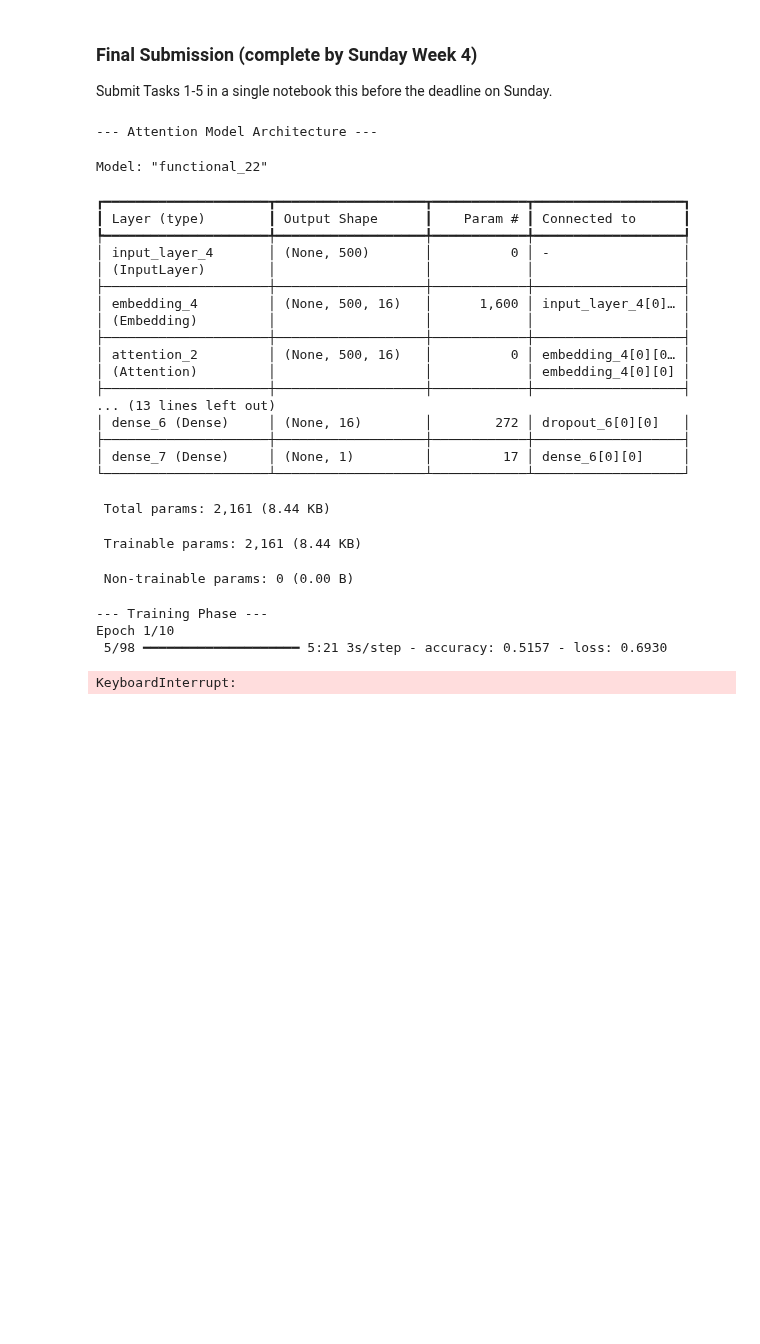
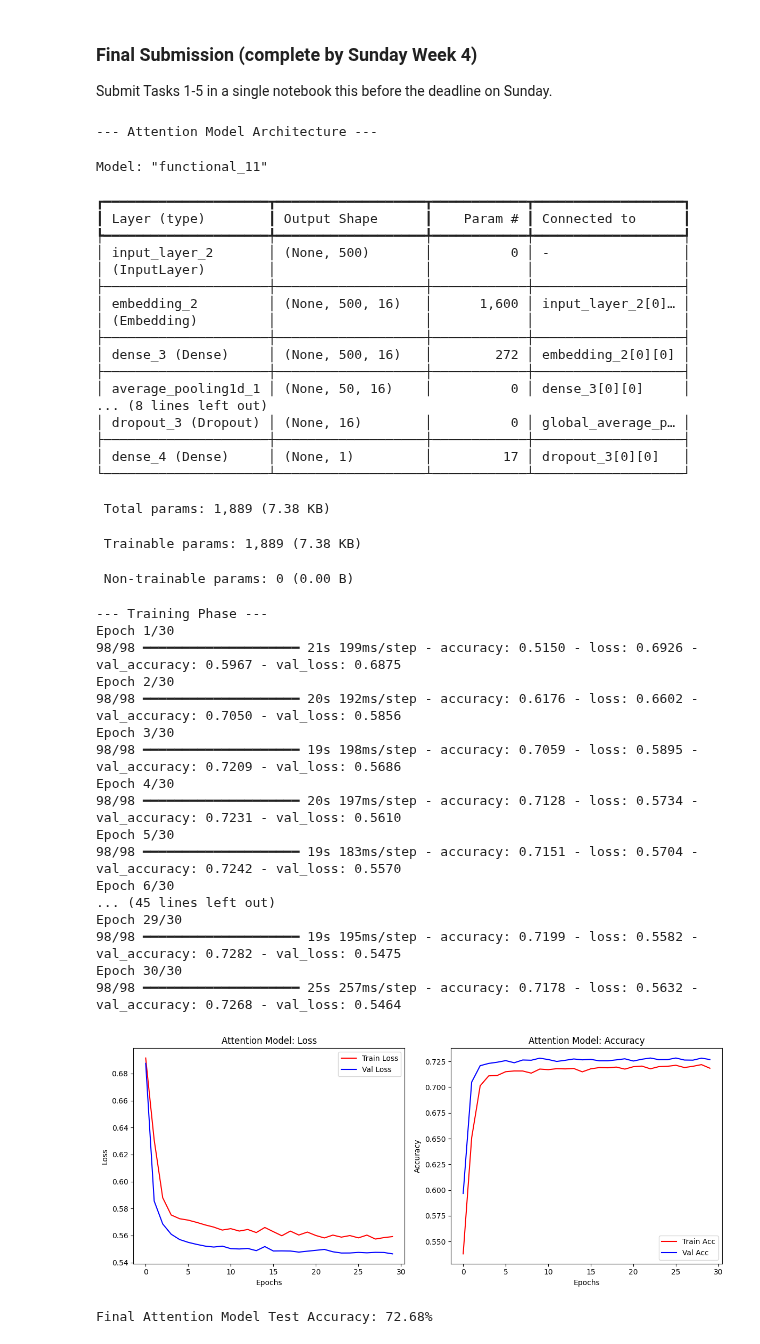
Before and after one commit to barry-clarke/CS5004, a Jupyter notebook: Etivity2_24325082_Tasks5.ipynb, the cells around one changed output. Drawn from its saved outputs; the diff is of its cells as text; code cells hidden in the pictures; blank space fills up the shorter version.

```diff
--- a/Etivity2_24325082_Tasks5.ipynb
+++ b/Etivity2_24325082_Tasks5.ipynb
@@ -136,11 +138,11 @@ from tensorflow.keras.layers import Reshape
 from tensorflow.keras.layers import Input, Embedding, Dense, Dropout, Attention, GlobalAveragePooling1D, AveragePooling1D
 import matplotlib.pyplot as plt
 
-# 1. Maintain the required hyperparameters
+# Maintain the required hyperparameters
 top_words = 100
 max_review_length = 500
 embedding_vector_length = 16
-nepoch_attention = 10 # Set to 10 for a good balance of speed and visual results - changed from 10 (70.85%) to 20 (72.36%) to 30 (72.69%)
+nepoch_attention = 30 # Set to 10 for a good balance of speed and visual results - changed from 10 (70.85%) to 20 (72.36%) to 30 (72.69%)
 
 '''
 # Baseline model #1
@@ -182,19 +184,16 @@ x = GlobalAveragePooling1D()(att_out)
 x = Dropout(0.2)(x)
 outputs = Dense(1, activation='sigmoid')(x)
 '''
+
 # third model 72.54% #3
-# 2. Construct the Attention-Only Model (Strictly using permitted layers)
+# Construct the Attention-Only Model (respecting task instructions and only using permitted layers)
 inputs = Input(shape=(max_review_length,))
 x = Embedding(input_dim=top_words, output_dim=embedding_vector_length)(inputs)
-
-# --- NEW: Self-attention block ---
-x = Attention()([x, x])
 
 # Use a Dense layer to project the embeddings - this often helps Attention find better patterns
 x_projected = Dense(embedding_vector_length, activation='relu')(x)
 
-# SPEED FIX: Increase pool_size to 10.
-# This reduces the number of 'query points' from 100 to 50, making it much faster.
+# SPEED FIX: Increase pool_size to 10: this reduces the number of 'query points' from 100 to 50, making it much faster
 query = AveragePooling1D(pool_size=10)(x_projected)
 
 # Use Attention: comparing the 50 'summary chunks' against all 500 words
@@ -203,9 +202,6 @@ att_out = Attention()([query, x_projected])
 # Pool the attention results
 x = GlobalAveragePooling1D()(att_out)
 x = Dropout(0.2)(x)
-
-# NEW: Extra classification layer
-x = Dense(16, activation='relu')(x)
 
 outputs = Dense(1, activation='sigmoid')(x)
 
@@ -226,8 +222,8 @@ history_attention = attention_model.fit(
     batch_size=256
 )
 
-# --- Output 3: Visualisation (Matching your RNN style) ---
-# Create a figure with two subplots for a cleaner dashboard look
+# --- Output 3: Visualisation ---
+# Create a figure with two subplots
 plt.figure(figsize=(12, 5))
 
 # Plot 1: Loss Curves
@@ -241,46 +237,61 @@ plt.legend()
 
 # Plot 2: Accuracy Curves
 plt.subplot(1, 2, 2)
 plt.plot(range(nepoch_attention), history_attention.history['accuracy'], c='r', label='Train Acc')
 plt.plot(range(nepoch_attention), history_attention.history['val_accuracy'], c='b', label='Val Acc')
 plt.title('Attention Model: Accuracy')
 plt.xlabel('Epochs')
 plt.ylabel('Accuracy')
 plt.legend()
 
 plt.tight_layout()
 plt.show()
 
 # --- Output 4: Final Quantitative Result ---
 test_loss, test_acc = attention_model.evaluate(X_test, Sc_test, verbose=0)
 print(f"\nFinal Attention Model Test Accuracy: {test_acc*100:.2f}%")
 # %% [output]
 --- Attention Model Architecture ---
-Model: "functional_22"
+Model: "functional_11"
 ┏━━━━━━━━━━━━━━━━━━━━━┳━━━━━━━━━━━━━━━━━━━┳━━━━━━━━━━━━┳━━━━━━━━━━━━━━━━━━━┓
 ┃ Layer (type)        ┃ Output Shape      ┃    Param # ┃ Connected to      ┃
 ┡━━━━━━━━━━━━━━━━━━━━━╇━━━━━━━━━━━━━━━━━━━╇━━━━━━━━━━━━╇━━━━━━━━━━━━━━━━━━━┩
-│ input_layer_4       │ (None, 500)       │          0 │ -                 │
+│ input_layer_2       │ (None, 500)       │          0 │ -                 │
 │ (InputLayer)        │                   │            │                   │
 ├─────────────────────┼───────────────────┼────────────┼───────────────────┤
-│ embedding_4         │ (None, 500, 16)   │      1,600 │ input_layer_4[0]… │
+│ embedding_2         │ (None, 500, 16)   │      1,600 │ input_layer_2[0]… │
 │ (Embedding)         │                   │            │                   │
 ├─────────────────────┼───────────────────┼────────────┼───────────────────┤
-│ attention_2         │ (None, 500, 16)   │          0 │ embedding_4[0][0… │
-│ (Attention)         │                   │            │ embedding_4[0][0] │
+│ dense_3 (Dense)     │ (None, 500, 16)   │        272 │ embedding_2[0][0] │
 ├─────────────────────┼───────────────────┼────────────┼───────────────────┤
-... (13 lines left out)
-│ dense_6 (Dense)     │ (None, 16)        │        272 │ dropout_6[0][0]   │
+│ average_pooling1d_1 │ (None, 50, 16)    │          0 │ dense_3[0][0]     │
+... (8 lines left out)
+│ dropout_3 (Dropout) │ (None, 16)        │          0 │ global_average_p… │
 ├─────────────────────┼───────────────────┼────────────┼───────────────────┤
-│ dense_7 (Dense)     │ (None, 1)         │         17 │ dense_6[0][0]     │
+│ dense_4 (Dense)     │ (None, 1)         │         17 │ dropout_3[0][0]   │
 └─────────────────────┴───────────────────┴────────────┴───────────────────┘
- Total params: 2,161 (8.44 KB)
+ Total params: 1,889 (7.38 KB)
- Trainable params: 2,161 (8.44 KB)
+ Trainable params: 1,889 (7.38 KB)
  Non-trainable params: 0 (0.00 B)
 --- Training Phase ---
-Epoch 1/10
- 5/98 ━━━━━━━━━━━━━━━━━━━━ 5:21 3s/step - accuracy: 0.5157 - loss: 0.6930
+Epoch 1/30
+98/98 ━━━━━━━━━━━━━━━━━━━━ 21s 199ms/step - accuracy: 0.5150 - loss: 0.6926 - val_accuracy: 0.5967 - val_loss: 0.6875
+Epoch 2/30
+98/98 ━━━━━━━━━━━━━━━━━━━━ 20s 192ms/step - accuracy: 0.6176 - loss: 0.6602 - val_accuracy: 0.7050 - val_loss: 0.5856
+Epoch 3/30
+98/98 ━━━━━━━━━━━━━━━━━━━━ 19s 198ms/step - accuracy: 0.7059 - loss: 0.5895 - val_accuracy: 0.7209 - val_loss: 0.5686
+Epoch 4/30
+98/98 ━━━━━━━━━━━━━━━━━━━━ 20s 197ms/step - accuracy: 0.7128 - loss: 0.5734 - val_accuracy: 0.7231 - val_loss: 0.5610
+Epoch 5/30
+98/98 ━━━━━━━━━━━━━━━━━━━━ 19s 183ms/step - accuracy: 0.7151 - loss: 0.5704 - val_accuracy: 0.7242 - val_loss: 0.5570
+Epoch 6/30
+... (45 lines left out)
+Epoch 29/30
+98/98 ━━━━━━━━━━━━━━━━━━━━ 19s 195ms/step - accuracy: 0.7199 - loss: 0.5582 - val_accuracy: 0.7282 - val_loss: 0.5475
+Epoch 30/30
+98/98 ━━━━━━━━━━━━━━━━━━━━ 25s 257ms/step - accuracy: 0.7178 - loss: 0.5632 - val_accuracy: 0.7268 - val_loss: 0.5464
+[figure, added]
-KeyboardInterrupt:
+Final Attention Model Test Accuracy: 72.68%
 # %% [markdown]
 ## Reflection
 
```
Also changed, not shown: parts of 2 cells of this notebook.
